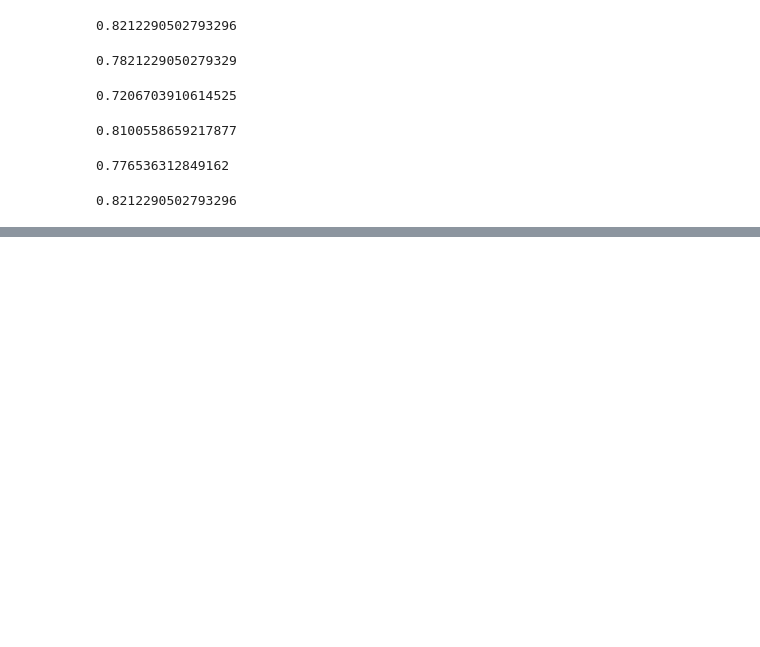
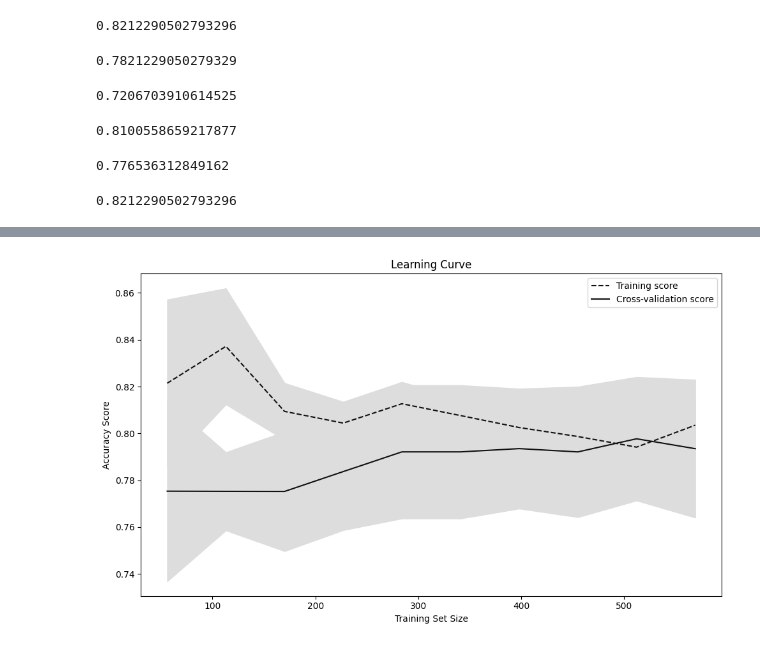
Before and after one commit to Loehnert12/IronEagleX-Internship, a Jupyter notebook: Titanic Project/Titanic Dataset Pipelines.ipynb, the cells around one changed output, grey strips where cells are left out. Cells and saved outputs as stored; diff of their text form; code cells hidden in the pictures; blank space fills up the shorter version.

Commit message:
Updated readme and graphs

```diff
--- a/Titanic Project/Titanic Dataset Pipelines.ipynb
+++ b/Titanic Project/Titanic Dataset Pipelines.ipynb
@@ -2,7 +2,7 @@
 import pandas as pd
 
 # Load the training data
-train_data = pd.read_csv('train.csv')
+train_data = pd.read_csv(r'C:\Users\danie\OneDrive\Desktop\IronEagleX\Repos\IronEagleX-Internship\Titanic Project\Titanic App\train.csv')
 
 # Display the first few rows of the dataset
 train_data.head()
@@ -217,0 +238,18 @@ accuracy_rf_pipeline
+# %%
+from sklearn.neighbors import KNeighborsClassifier
+
+# Create a full pipeline with the preprocessor and a classifier
+knn_pipeline = Pipeline(steps=[
+    ('preprocessor', preprocessor),
+    ('classifier', KNeighborsClassifier(n_neighbors=5))
+])
+
+# Fit the pipeline on the training data
+knn_pipeline.fit(X_train, y_train)
+
+# Predict on validation set
+y_pred_knn_pipeline = knn_pipeline.predict(X_val)
+
+# Calculate and print the accuracy
+accuracy_knn_pipeline = accuracy_score(y_val, y_pred_knn_pipeline)
+accuracy_knn_pipeline
@@ -217,0 +279,45 @@ accuracy_rf_pipeline
+# %%
+import numpy as np
+import matplotlib.pyplot as plt
+from sklearn.model_selection import learning_curve
+
+# Choose the model for which to plot the learning curve
+model = logistic_regression_pipeline  # Example for Logistic Regression
+
+# Set up the learning curve parameters
+train_sizes, train_scores, test_scores = learning_curve(
+    model,
+    X_train,
+    y_train,
+    cv=5,
+    n_jobs=-1,
+    train_sizes=np.linspace(0.1, 1.0, 10),
+    scoring='accuracy'
+)
+
+# Calculate mean and standard deviation for training set scores
+train_mean = np.mean(train_scores, axis=1)
+train_std = np.std(train_scores, axis=1)
+
+# Calculate mean and standard deviation for test set scores
+test_mean = np.mean(test_scores, axis=1)
+test_std = np.std(test_scores, axis=1)
+
+# Plot learning curves
+plt.figure(figsize=(10, 6))
+plt.plot(train_sizes, train_mean, '--', color="#111111",  label="Training score")
+plt.plot(train_sizes, test_mean, color="#111111", label="Cross-validation score")
+
+# Draw bands for standard deviation
+plt.fill_between(train_sizes, train_mean - train_std, train_mean + train_std, color="#DDDDDD")
+plt.fill_between(train_sizes, test_mean - test_std, test_mean + test_std, color="#DDDDDD")
+
+# Create plot
+plt.title("Learning Curve")
+plt.xlabel("Training Set Size")
+plt.ylabel("Accuracy Score")
+plt.legend(loc="best")
+plt.tight_layout()
+plt.show()
+# %% [output]
+[figure, added]
```
Also changed, not shown: parts of 7 cells of this notebook, 10 other files.
